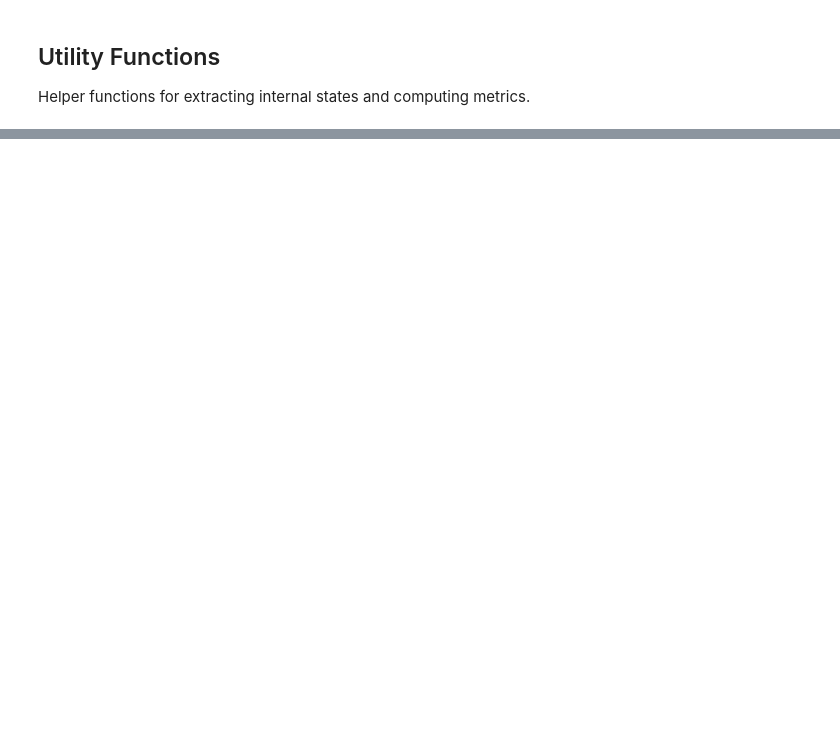
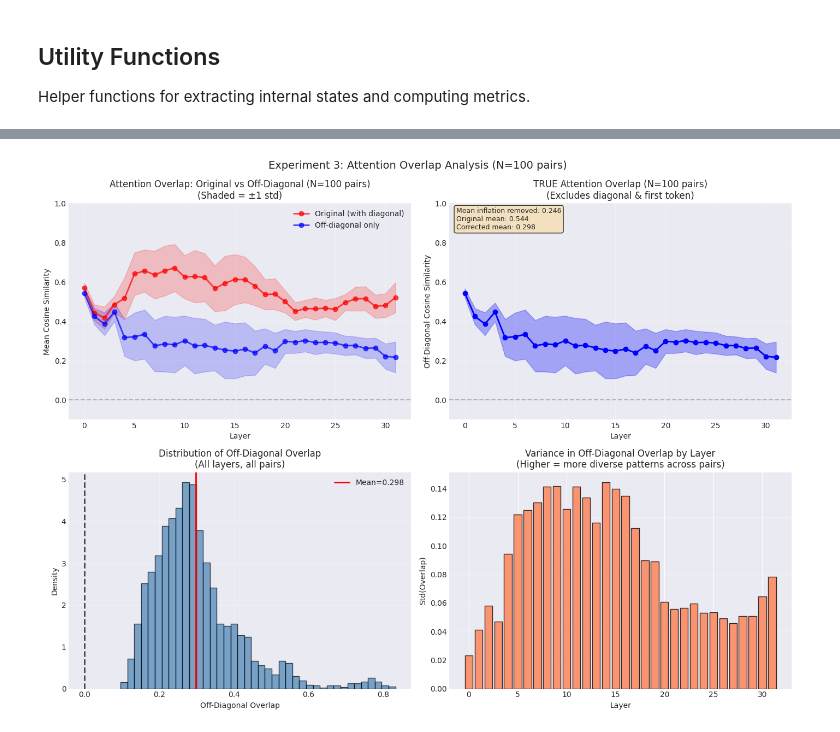
Before and after one commit to tikhonovpavel/mixture-of-embeddings, a Jupyter notebook: mechanistic_analysis.ipynb, the cells around one changed output, grey strips where cells are left out. Cells and saved outputs as stored; diff of their text form; code cells hidden in the pictures; blank space fills up the shorter version.

```diff
--- a/mechanistic_analysis.ipynb
+++ b/mechanistic_analysis.ipynb
@@ -1642,0 +1169,79 @@ print(f"Mean Additivity Score (V): {np.mean(additivity_scores['V']):.4f}")
+# %%
+fig, axes = plt.subplots(2, 2, figsize=(14, 10))
+
+# Plot 1: Comparison of original vs corrected overlap
+ax = axes[0, 0]
+layers = range(num_layers)
+ax.plot(layers, overlap_original_mean, 'r-o', linewidth=2, label='Original (with diagonal)', alpha=0.7)
+ax.fill_between(layers, overlap_original_mean - overlap_original_std,
+                overlap_original_mean + overlap_original_std, alpha=0.2, color='red')
+ax.plot(layers, overlap_corrected_mean, 'b-o', linewidth=2, label='Off-diagonal only', alpha=0.7)
+ax.fill_between(layers, overlap_corrected_mean - overlap_corrected_std,
+                overlap_corrected_mean + overlap_corrected_std, alpha=0.2, color='blue')
+ax.set_xlabel('Layer')
+ax.set_ylabel('Mean Cosine Similarity')
+ax.set_title(f'Attention Overlap: Original vs Off-Diagonal (N={len(text_pairs)} pairs)\n(Shaded = ±1 std)')
+ax.axhline(y=0.0, color='gray', linestyle='--', alpha=0.5)
+ax.legend()
+ax.grid(True, alpha=0.3)
+ax.set_ylim(-0.1, 1.0)
+
+# Plot 2: Off-diagonal overlap only (the meaningful metric)
+ax = axes[0, 1]
+ax.plot(layers, overlap_corrected_mean, 'b-o', linewidth=2)
+ax.fill_between(layers, overlap_corrected_mean - overlap_corrected_std,
+                overlap_corrected_mean + overlap_corrected_std, alpha=0.3, color='blue')
+ax.set_xlabel('Layer')
+ax.set_ylabel('Off-Diagonal Cosine Similarity')
+ax.set_title(f'TRUE Attention Overlap (N={len(text_pairs)} pairs)\n(Excludes diagonal & first token)')
+ax.axhline(y=0.0, color='gray', linestyle='--', alpha=0.5)
+ax.grid(True, alpha=0.3)
+ax.set_ylim(-0.1, 1.0)
+
+# Add annotation
+mean_inflation = overlap_original_mean.mean() - overlap_corrected_mean.mean()
+ax.text(0.02, 0.98, f'Mean inflation removed: {mean_inflation:.3f}\n'
+                     f'Original mean: {overlap_original_mean.mean():.3f}\n'
+                     f'Corrected mean: {overlap_corrected_mean.mean():.3f}',
+        transform=ax.transAxes, fontsize=9, verticalalignment='top',
+        bbox=dict(boxstyle='round', facecolor='wheat', alpha=0.8))
+
+# Plot 3: Distribution of corrected overlap (all layers combined)
+ax = axes[1, 0]
+all_corrected_overlaps = np.concatenate(overlap_corrected_all)
+ax.hist(all_corrected_overlaps, bins=40, density=True, alpha=0.7, color='steelblue', edgecolor='black')
+ax.axvline(x=0, color='black', linestyle='--', linewidth=2, alpha=0.7)
+ax.axvline(x=np.mean(all_corrected_overlaps), color='red', linestyle='-', linewidth=2,
+           label=f'Mean={np.mean(all_corrected_overlaps):.3f}')
+ax.set_xlabel('Off-Diagonal Overlap')
+ax.set_ylabel('Density')
+ax.set_title('Distribution of Off-Diagonal Overlap\n(All layers, all pairs)')
+ax.legend()
+ax.grid(True, alpha=0.3)
+
+# Plot 4: Per-layer variance in overlap
+ax = axes[1, 1]
+ax.bar(layers, overlap_corrected_std, color='coral', edgecolor='black', alpha=0.8)
+ax.set_xlabel('Layer')
+ax.set_ylabel('Std(Overlap)')
+ax.set_title('Variance in Off-Diagonal Overlap by Layer\n(Higher = more diverse patterns across pairs)')
+ax.grid(True, alpha=0.3, axis='y')
+
+plt.tight_layout()
+plt.suptitle(f'Experiment 3: Attention Overlap Analysis (N={len(text_pairs)} pairs)', y=1.02, fontsize=14)
+plt.savefig('exp3_attention_overlap_aggregated.png', dpi=150, bbox_inches='tight')
+plt.show()
+
+print("\n" + "="*60)
+print("Attention Overlap Summary (Aggregated)")
+print("="*60)
+print(f"Number of pairs: {len(text_pairs)}")
+print(f"\nORIGINAL (with diagonal + first token):")
+print(f"  Mean overlap: {overlap_original_mean.mean():.4f} ± {overlap_original_std.mean():.4f}")
+print(f"\nCORRECTED (off-diagonal only):")
+print(f"  Mean overlap: {overlap_corrected_mean.mean():.4f} ± {overlap_corrected_std.mean():.4f}")
+print(f"  Max at layer {np.argmax(overlap_corrected_mean)}: {np.max(overlap_corrected_mean):.4f}")
+print(f"  Min at layer {np.argmin(overlap_corrected_mean)}: {np.min(overlap_corrected_mean):.4f}")
+print(f"\nInflation from diagonal: {mean_inflation:.4f}")
+# %% [output]
+[figure, added]
```
Also changed, not shown: parts of 60 cells of this notebook, 12 other files.
